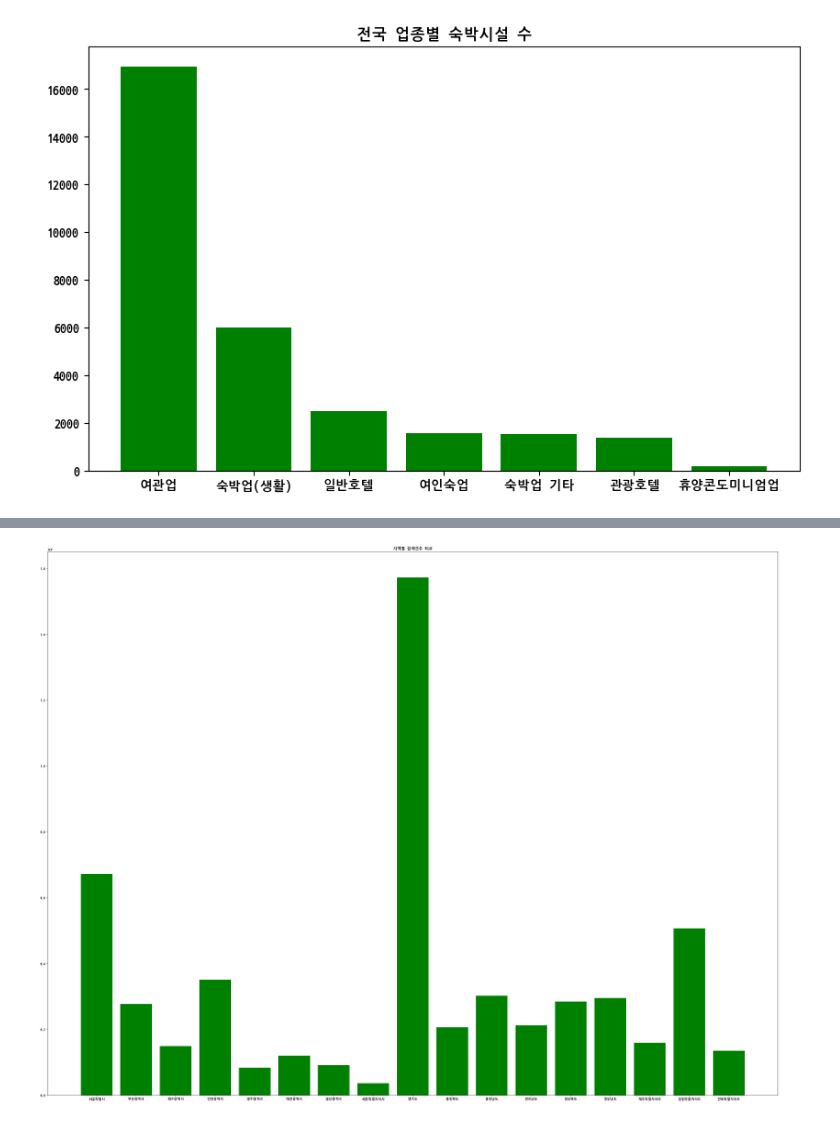
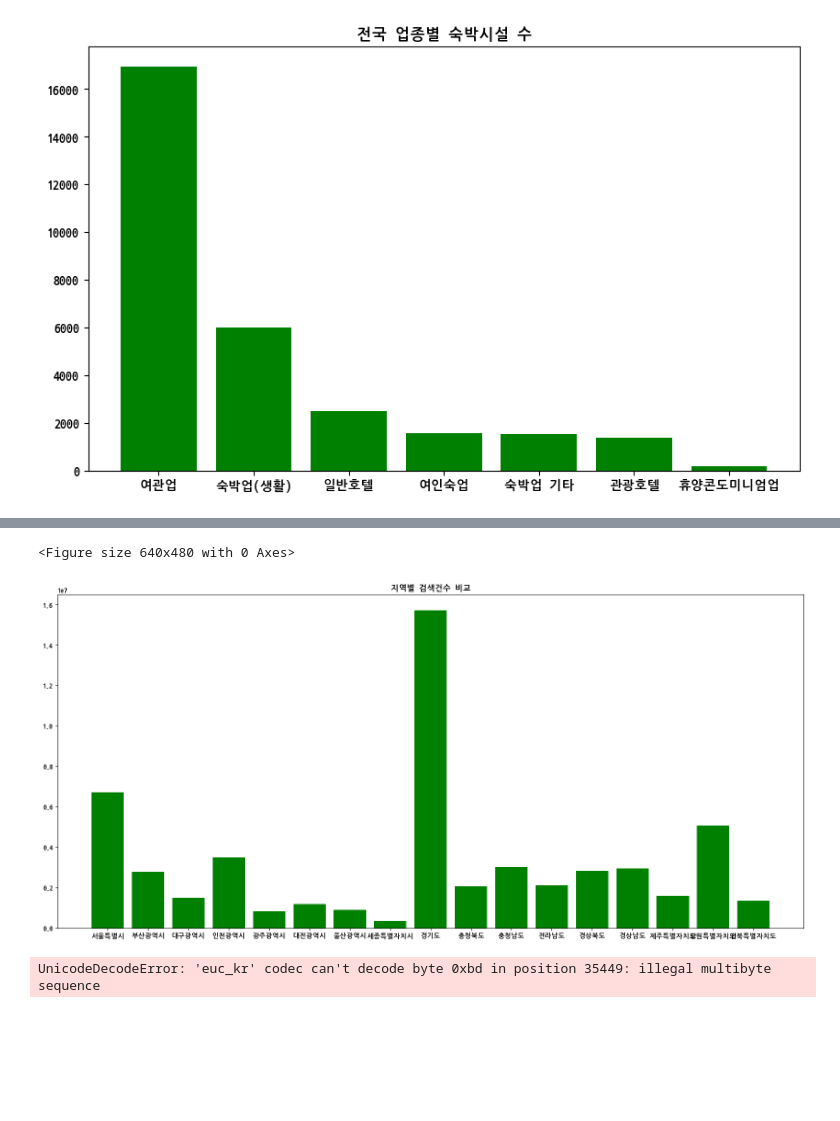
Before and after one commit to kKn00077/techit-travel-data-analysis, a Jupyter notebook: Domestic.ipynb, the cells around one changed output, grey strips where cells are left out. Cells and saved outputs as stored; diff of their text form; code cells hidden in the pictures; blank space fills up the shorter version.

```diff
--- a/Domestic.ipynb
+++ b/Domestic.ipynb
@@ -569,19 +629,39 @@ plt.show()
 # %%
 # 데이터 로드
 travel_df = pd.read_csv(
     "/content/drive/MyDrive/project/data/project1/20241120174737_지역별 검색건수.csv",
     encoding="euc-kr",
     sep=',',
     index_col=None
 )
 
 travel_df.columns = ['기준년월', '지자체', '카테고리중분류명', '검색건수', '전년동기검색건수', '구성비', '전년대비검색증감률']
 
+plt.tight_layout()
+
 # 그래프 생성
-plt.figure(figsize=(40, 30))
+plt.figure(figsize=(20, 9))
 bars = plt.bar(travel_df["지자체"], travel_df["검색건수"], color='green')
 
 plt.title("지역별 검색건수 비교")
 plt.show()
 # %% [output]
+<Figure size 640x480 with 0 Axes>
-[figure, old version]
+[figure, new version]
+# %%
+means_df = pd.read_csv("/content/drive/MyDrive/project/data/project1/국민여행조사_국내여행_2023_데이터.csv", encoding="euc-kr", sep=',', index_col=None)
+
+
+display(means_df.head(1020), means_df.shape)
+
+# Step 5: 데이터 확인
+print("데이터 첫 5개 행:")
+print(means_df.head())  # 데이터의 처음 5개 행 출력
+
+print("\n데이터프레임 정보:")
+print(means_df.info())  # 데이터의 전체 정보 확인
+
+print("\n데이터 통계 요약:")
+print(means_df.describe())  # 숫자형 데이터의 통계 요약
+# %% [output]
+UnicodeDecodeError: 'euc_kr' codec can't decode byte 0xbd in position 35449: illegal multibyte sequence
```
Also changed, not shown: parts of 43 cells of this notebook.
